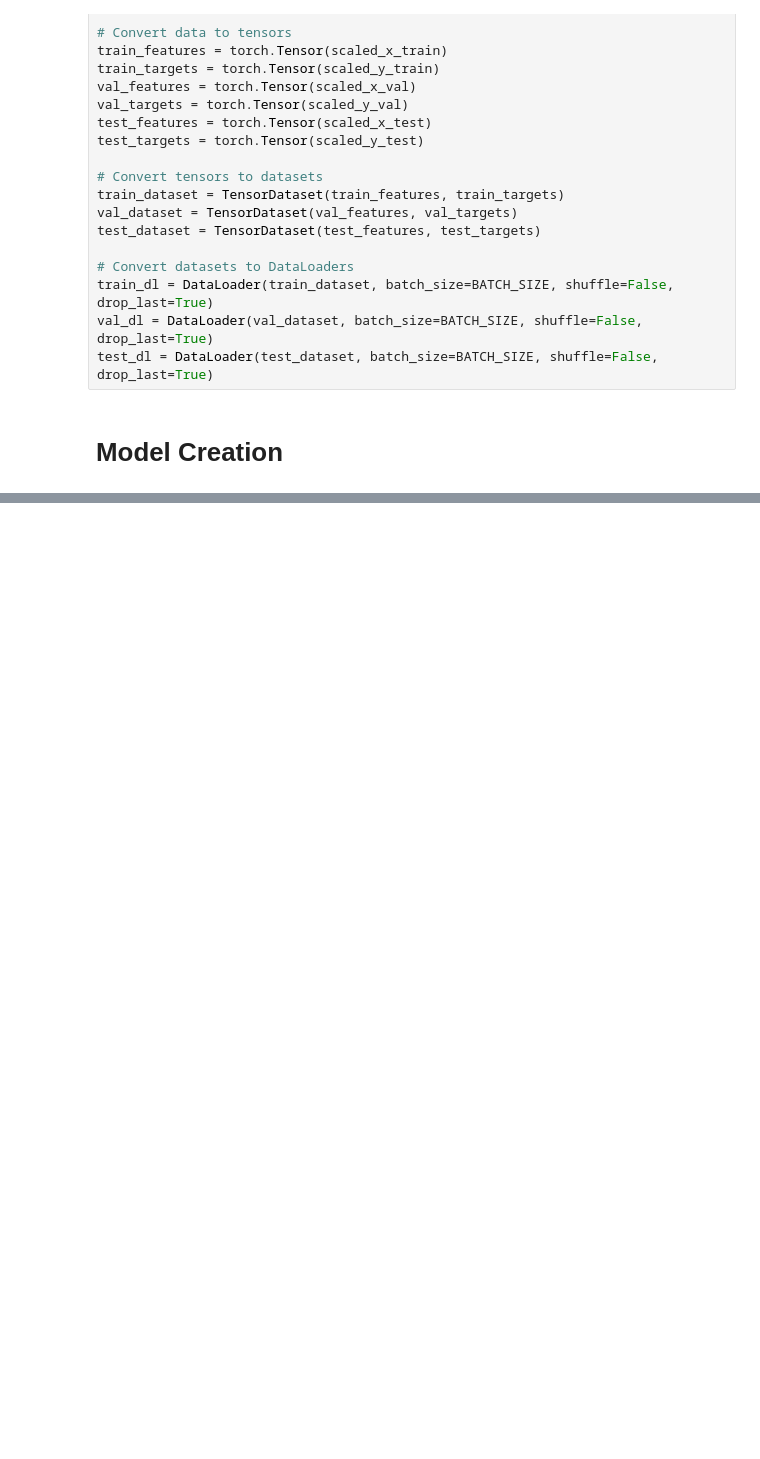
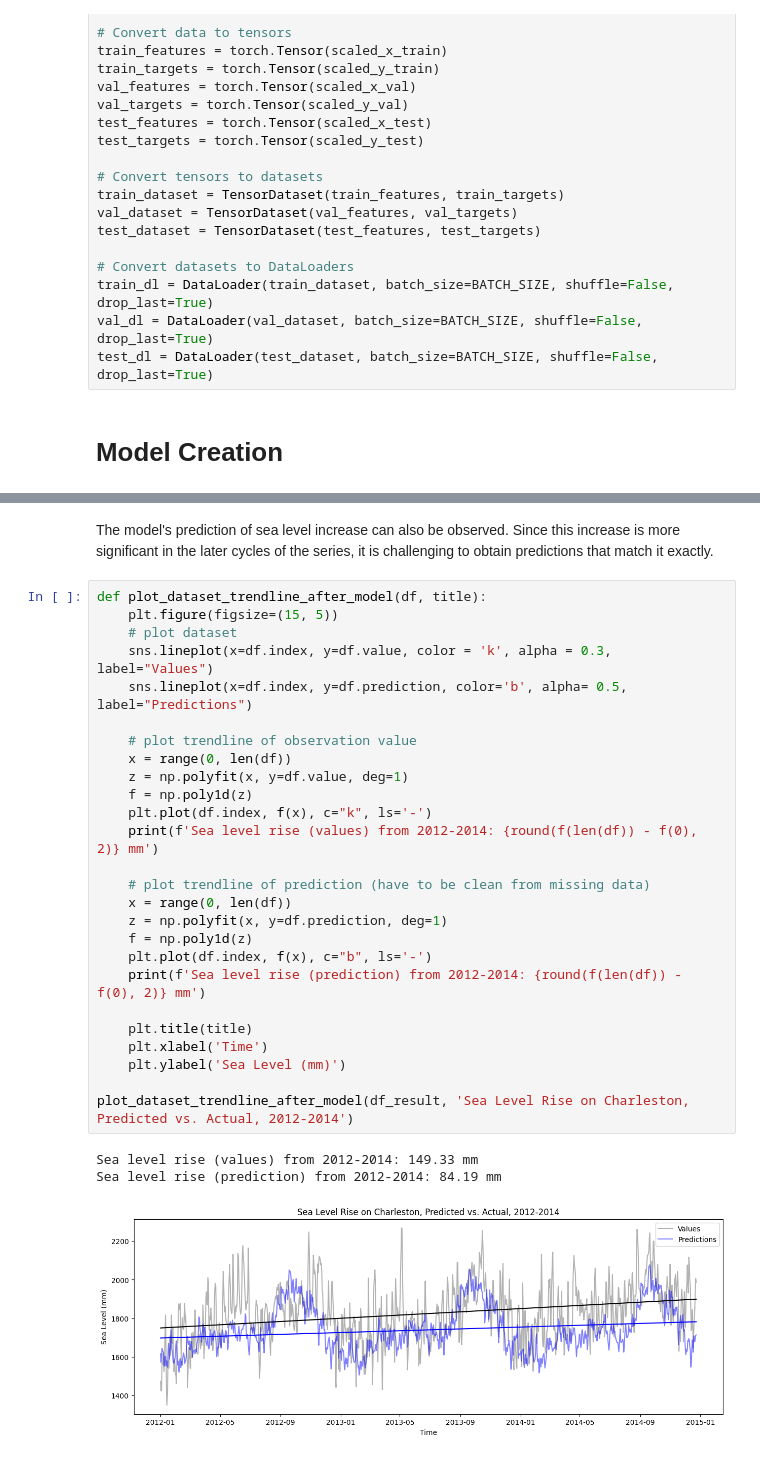
Before and after one commit to AyazCiplak/ml-sea-level-predictor, a Jupyter notebook: model.ipynb, the cells around one changed output, grey strips where cells are left out. Saved outputs shown, nothing was run; the diff lists cells and outputs as text; blank space fills up the shorter version.

```diff
--- a/model.ipynb
+++ b/model.ipynb
@@ -409,0 +840,32 @@ Source for LSTMModel class implementation: https://www.educative.io/answers/how-
+# %% [markdown]
+The model's prediction of sea level increase can also be observed. Since this increase is more significant in the later cycles of the series, it is challenging to obtain predictions that match it exactly.
+# %%
+def plot_dataset_trendline_after_model(df, title):
+    plt.figure(figsize=(15, 5))
+    # plot dataset
+    sns.lineplot(x=df.index, y=df.value, color = 'k', alpha = 0.3, label="Values")
+    sns.lineplot(x=df.index, y=df.prediction, color='b', alpha= 0.5, label="Predictions")
+
+    # plot trendline of observation value
+    x = range(0, len(df))
+    z = np.polyfit(x, y=df.value, deg=1)
+    f = np.poly1d(z)
+    plt.plot(df.index, f(x), c="k", ls='-')
+    print(f'Sea level rise (values) from 2012-2014: {round(f(len(df)) - f(0), 2)} mm')
+
+    # plot trendline of prediction (have to be clean from missing data)
+    x = range(0, len(df))
+    z = np.polyfit(x, y=df.prediction, deg=1)
+    f = np.poly1d(z)
+    plt.plot(df.index, f(x), c="b", ls='-')
+    print(f'Sea level rise (prediction) from 2012-2014: {round(f(len(df)) - f(0), 2)} mm')
+
+    plt.title(title)
+    plt.xlabel('Time')
+    plt.ylabel('Sea Level (mm)')
+
+plot_dataset_trendline_after_model(df_result, 'Sea Level Rise on Charleston, Predicted vs. Actual, 2012-2014')
+# %% [output]
+Sea level rise (values) from 2012-2014: 149.33 mm
+Sea level rise (prediction) from 2012-2014: 84.19 mm
+[figure, added]
```
Also changed, not shown: parts of 29 cells of this notebook, 1 other file.
